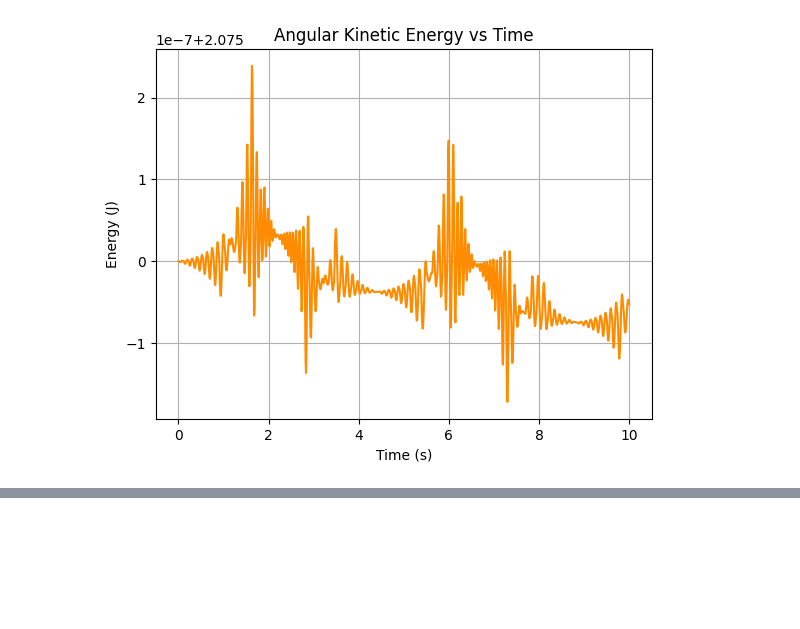
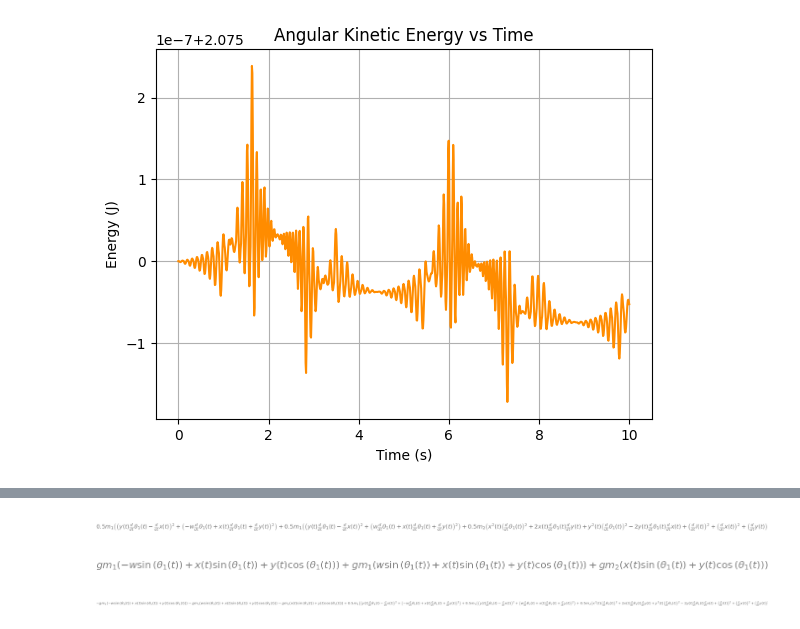
Before and after one commit to ryan-omori/MAE-269, a Jupyter notebook: HW2.ipynb, the cells around one changed output, grey strips where cells are left out. Saved outputs shown, nothing was run; the diff lists cells and outputs as text; code cells hidden in the pictures; blank space fills up the shorter version.

```diff
--- a/HW2.ipynb
+++ b/HW2.ipynb
@@ -147,11 +163,15 @@ def T(R, p):
     return m
 # %%
 # T_world_to_body: translate to (x,y), rotate by theta
-R01 = R_z(theta_1)           # theta is body angle
-P01 = Matrix([[0], [0], [0]])
-T01 = T(R01, P01)            # world -> center joint
+T1 = T(R_z(theta1), Matrix([[0],[0],[0]])) @ T(Matrix.eye(3,3), Matrix([[x],[y],[0]]))
+T1 = simplify(T1)
+
+# T Matrix to Right and Left Masses
+T1_right = T1 @ T(Matrix.eye(3,3), Matrix([[w],[0],[0]]))
+T1_right = simplify(T1_right)
+T1_left  = T1 @ T(Matrix.eye(3,3), Matrix([[-w],[0],[0]]))
+T1_left = simplify(T1_left)
 
 # T_body_to_leg: no translation (leg attaches at same joint), rotate by phi
-R12 = R_z(theta_2)           # phi is leg angle relative to body
-P12 = Matrix([[x], [y], [0]])  # leg pivot is AT the center joint
-T02 = T01 * T(R12, P12)      # world -> leg frame
+T2 = T1 @ T(R_z(theta2), Matrix([[0],[0],[0]])) @ T(Matrix.eye(3,3), Matrix([[0],[0],[-l]]))
+T2 = simplify(T2)
@@ -172,0 +178,8 @@ T1 = 0.5 * np.einsum('ij,jk,ki->i', v_m1_right.T, I_B, v_m1_right)
+# %%
+bodytwist_r = simplify(T1_right.inv() @ diff(T1_right, t))  # for right m1
+bodytwist_l = simplify(T1_left.inv() @ diff(T1_left, t))  # for left m1
+bodytwist_2 = simplify(T2.inv() @ diff(T2, t))  # for m2
+
+b_r = twist2vec(bodytwist_r)
+b_l = twist2vec(bodytwist_l)
+b_2 = twist2vec(bodytwist_2)
@@ -172,0 +198,32 @@ T1 = 0.5 * np.einsum('ij,jk,ki->i', v_m1_right.T, I_B, v_m1_right)
+# %%
+Gb1=Matrix([[0,0,0,0,0,0],
+           [0,0,0,0,0,0],
+           [0,0,0,0,0,0],
+           [0,0,0,m1,0,0],
+           [0,0,0,0,m1,0],
+           [0,0,0,0,0,m1]])
+
+Gb2=Matrix([[0,0,0,0,0,0],
+           [0,0,0,0,0,0],
+           [0,0,0,0,0,0],
+           [0,0,0,m2,0,0],
+           [0,0,0,0,m2,0],
+           [0,0,0,0,0,m2]])
+KEl=simplify(.5*b_l.T @ Gb1 @ b_l)[0]
+KEr=simplify(.5*b_r.T @ Gb1 @ b_r)[0]
+KE2=simplify(.5*b_2.T @ Gb2 @ b_2)[0]
+KE_tot= simplify(KEl + KEr + KE2)
+# %%
+KE_tot
+# %% [output]
+[figure, added]
+# %%
+V = m1*g*T1_right[1,3] + m1*g*T1_left[1,3] + m2*g*T2[1,3]
+V
+# %% [output]
+[figure, added]
+# %%
+L=KE_tot-V
+L
+# %% [output]
+[figure, added]
```
Also changed, not shown: parts of 13 cells of this notebook.
